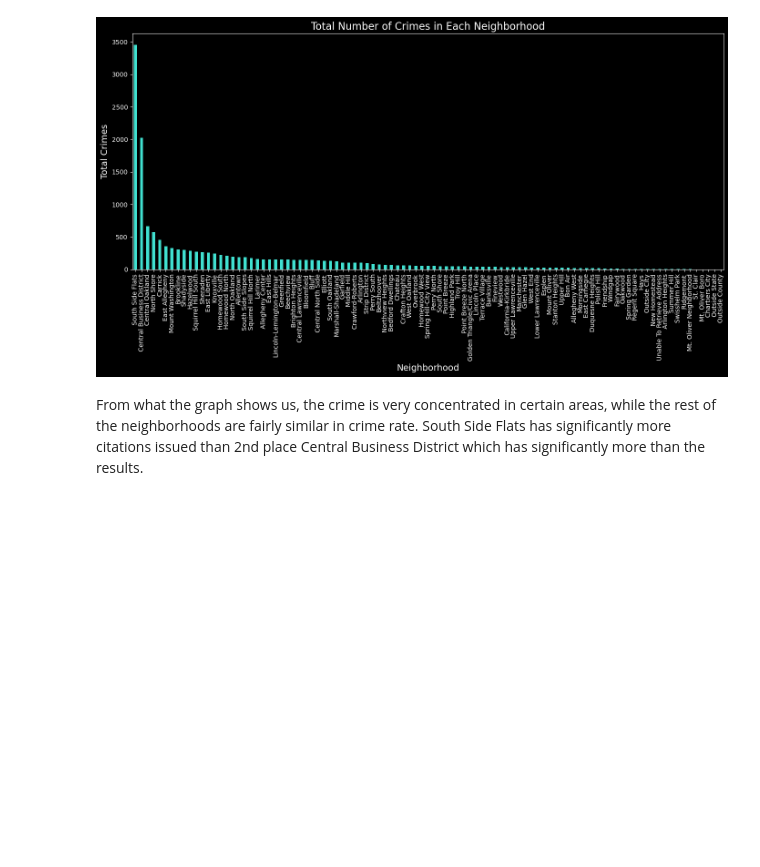
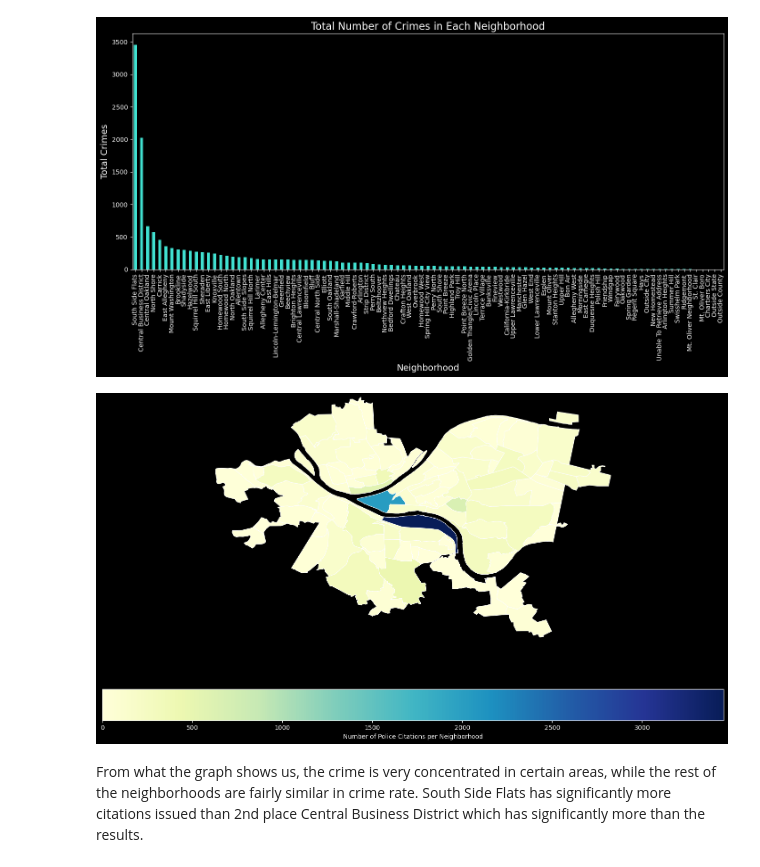
Before and after one commit to LiamBrem/0010-Final-Project, a Jupyter notebook: Final.ipynb, the cells around one changed output. Drawn from its saved outputs; the diff is of its cells as text; code cells hidden in the pictures; blank space fills up the shorter version.

Commit message:
added map for police involvement

```diff
--- a/Final.ipynb
+++ b/Final.ipynb
@@ -226,6 +226,40 @@ plt.tight_layout()
 plt.show()
 # %% [output]
 [figure]
+# %%
+neighborhoods_geo = gpd.read_file('neighborhoods/neighborhoods_new.shp')
+police = pd.read_csv("crimes.csv")
+
+neighborhood_counts = police['NEIGHBORHOOD'].value_counts().reset_index()
+neighborhood_counts.columns = ['neighborhood', 'crime_count']
+
+neighborhoods_geo = neighborhoods_geo.merge(neighborhood_counts, how="left", left_on="hood", right_on="neighborhood")
+neighborhoods_geo['crime_count'] = neighborhoods_geo['crime_count'].fillna(0)  # Fill NaNs for neighborhoods with no parks
+
+fig, ax = plt.subplots(1, 1, figsize=(18, 10))
+
+
+neighborhoods_geo.plot(
+    column='crime_count',
+    cmap='YlGnBu',
+    linewidth=0.8,
+    edgecolor='white',  #
+    legend=True,
+    legend_kwds={'label': "Number of Police Citations per Neighborhood", 'orientation': "horizontal"},
+    missing_kwds={"color": "lightgrey", "label": "No police"}  #
+    , ax=ax
+)
+
+ax.set_aspect('equal')
+
+ax.set_xlim(neighborhoods_geo.total_bounds[0], neighborhoods_geo.total_bounds[2])
+ax.set_ylim(neighborhoods_geo.total_bounds[1], neighborhoods_geo.total_bounds[3])
+
+ax.set_axis_off()
+
+plt.show()
+# %% [output]
+[figure, added]
 # %% [markdown]
 From what the graph shows us, the crime is very concentrated in certain areas, while the rest of the neighborhoods are fairly similar in crime rate. South Side Flats has significantly more citations issued than 2nd place Central Business District which has significantly more than the results.
 # %% [markdown]
```
Also changed, not shown: parts of 2 cells of this notebook.
